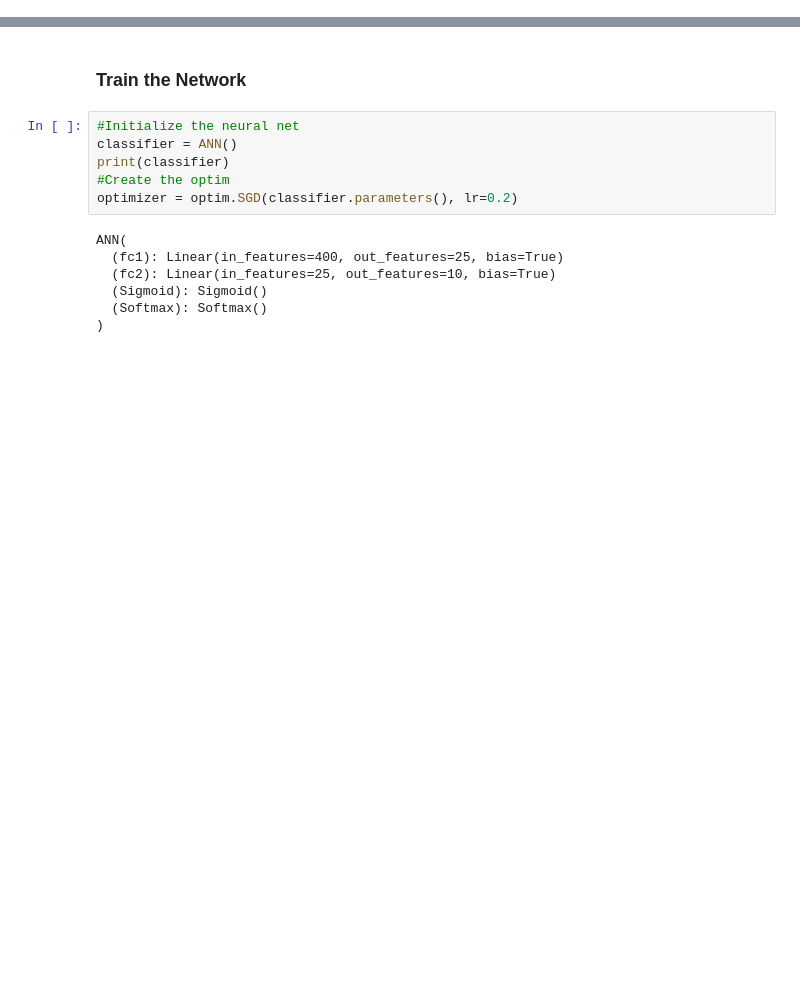
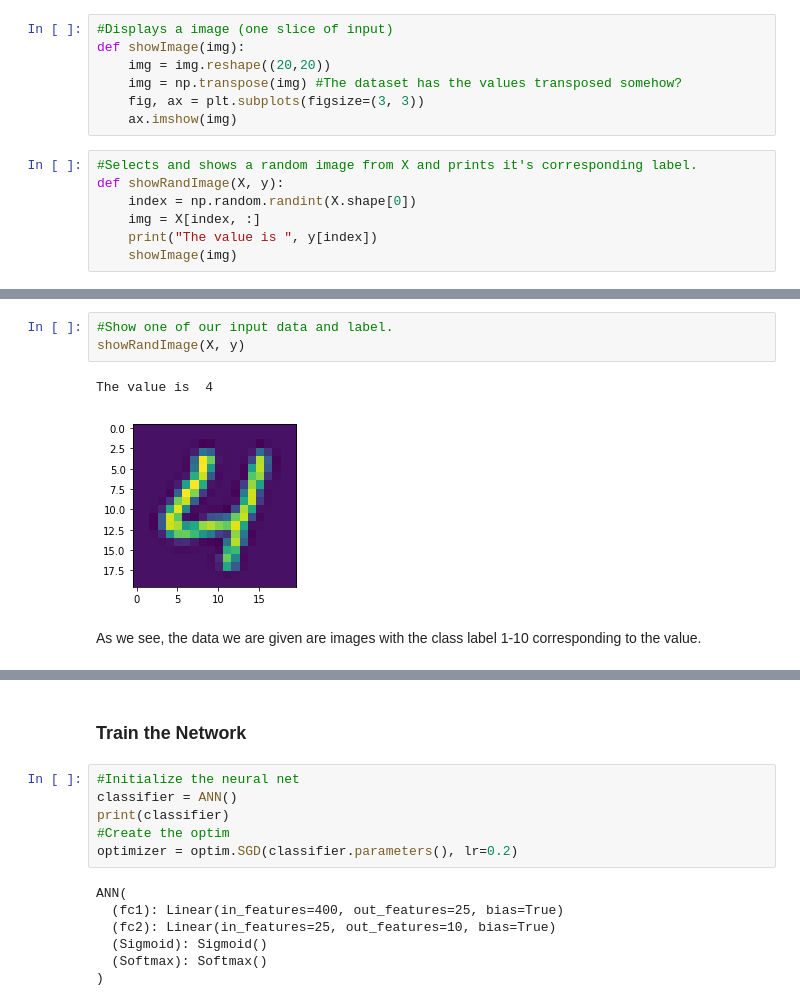
Before and after one commit to finnthedawg/ML_NeuralNetClassifier, a Jupyter notebook: ANNclassifier.ipynb, the cells around one changed output, grey strips where cells are left out. Drawn from its saved outputs; the diff is of its cells as text; blank space fills up the shorter version.

```diff
--- a/ANNclassifier.ipynb
+++ b/ANNclassifier.ipynb
@@ -13,0 +17,14 @@ Define the network
+# %%
+#Displays a image (one slice of input)
+def showImage(img):
+    img = img.reshape((20,20))
+    img = np.transpose(img) #The dataset has the values transposed somehow?
+    fig, ax = plt.subplots(figsize=(3, 3))
+    ax.imshow(img)
+# %%
+#Selects and shows a random image from X and prints it's corresponding label.
+def showRandImage(X, y):
+    index = np.random.randint(X.shape[0])
+    img = X[index, :]
+    print("The value is ", y[index])
+    showImage(img)
@@ -14 +51,9 @@ Define the network
+# %%
+#Show one of our input data and label.
+showRandImage(X, y)
+# %% [output]
+The value is  4
+[figure, added]
+# %% [markdown]
+As we see, the data we are given are images with the class label 1-10 corresponding to the value.
 # %%
```
Also changed, not shown: parts of 36 cells of this notebook.
